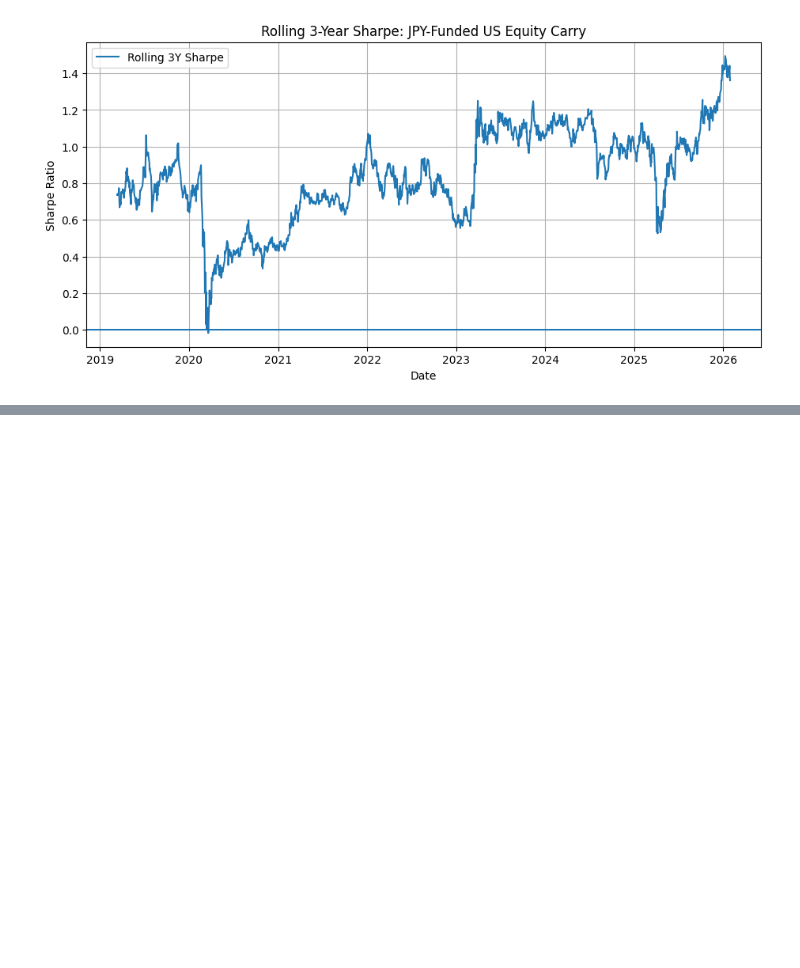
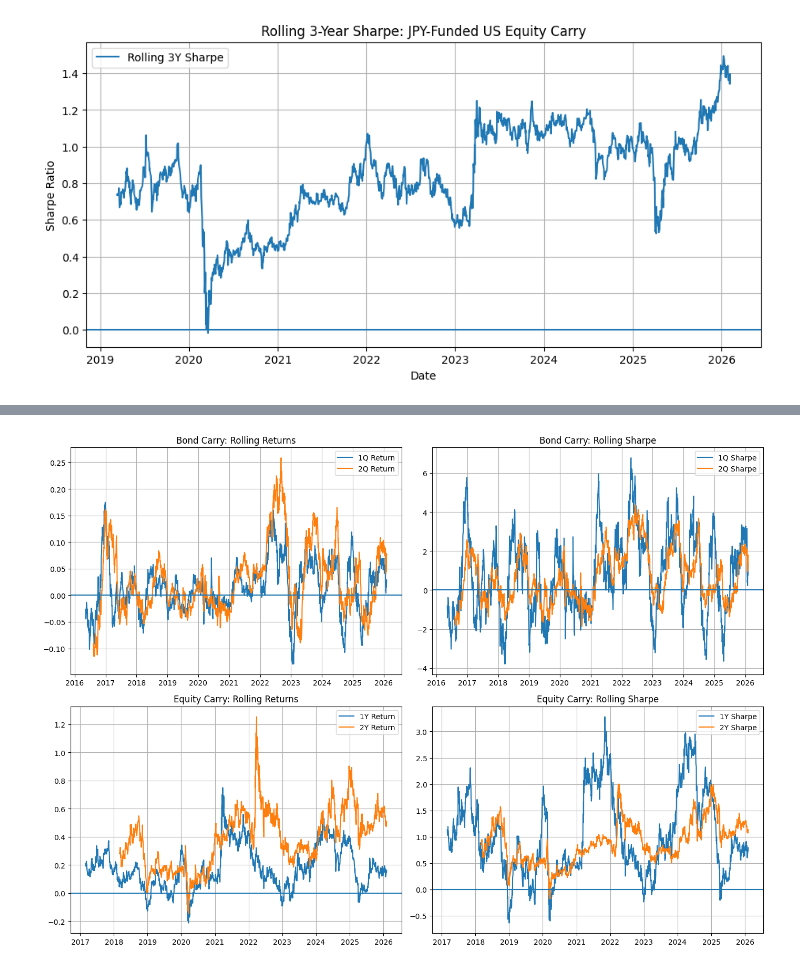
Before and after one commit to UncurledGuide/Carry_Trade_and_Forex_Exploration, a Jupyter notebook: JPYCarryTradeChart.ipynb, the cells around one changed output, grey strips where cells are left out. Cells and saved outputs as stored; diff of their text form; code cells hidden in the pictures; blank space fills up the shorter version.

Commit message:
Analyzed carry trade returns with bond carry and equity carry for chf w/ sharpe ratio

```diff
--- a/JPYCarryTradeChart.ipynb
+++ b/JPYCarryTradeChart.ipynb
@@ -486,0 +531,83 @@ summary_table
+# %%
+import numpy as np
+import pandas as pd
+import matplotlib.pyplot as plt
+
+# ---------------- Helpers ----------------
+
+def rolling_return(daily_returns, window):
+    return (1 + daily_returns).rolling(window).apply(np.prod, raw=True) - 1
+
+def rolling_sharpe(daily_returns, window):
+    return (
+        daily_returns
+        .rolling(window)
+        .apply(lambda x: (x.mean() / x.std()) * np.sqrt(252), raw=False)
+    )
+
+# ---------------- Windows ----------------
+
+W_1Q = 63
+W_2Q = 126
+
+W_1Y = 252
+W_2Y = 252 * 2
+
+# ---------------- Bond Carry ----------------
+
+bond_1q_ret = rolling_return(ret_bond, W_1Q)
+bond_2q_ret = rolling_return(ret_bond, W_2Q)
+
+bond_1q_sharpe = rolling_sharpe(ret_bond, W_1Q)
+bond_2q_sharpe = rolling_sharpe(ret_bond, W_2Q)
+
+# ---------------- Equity Carry ----------------
+
+equity_1y_ret = rolling_return(ret_equity, W_1Y)
+equity_2y_ret = rolling_return(ret_equity, W_2Y)
+
+equity_1y_sharpe = rolling_sharpe(ret_equity, W_1Y)
+equity_2y_sharpe = rolling_sharpe(ret_equity, W_2Y)
+
+# ============================================================
+# PLOTTING
+# ============================================================
+
+fig, axes = plt.subplots(2, 2, figsize=(14, 10))
+
+# ---------------- Bond Returns ----------------
+axes[0, 0].plot(bond_1q_ret.index, bond_1q_ret, label="1Q Return")
+axes[0, 0].plot(bond_2q_ret.index, bond_2q_ret, label="2Q Return")
+axes[0, 0].axhline(0)
+axes[0, 0].set_title("Bond Carry: Rolling Returns")
+axes[0, 0].legend()
+axes[0, 0].grid(True)
+
+# ---------------- Bond Sharpe ----------------
+axes[0, 1].plot(bond_1q_sharpe.index, bond_1q_sharpe, label="1Q Sharpe")
+axes[0, 1].plot(bond_2q_sharpe.index, bond_2q_sharpe, label="2Q Sharpe")
+axes[0, 1].axhline(0)
+axes[0, 1].set_title("Bond Carry: Rolling Sharpe")
+axes[0, 1].legend()
+axes[0, 1].grid(True)
+
+# ---------------- Equity Returns ----------------
+axes[1, 0].plot(equity_1y_ret.index, equity_1y_ret, label="1Y Return")
+axes[1, 0].plot(equity_2y_ret.index, equity_2y_ret, label="2Y Return")
+axes[1, 0].axhline(0)
+axes[1, 0].set_title("Equity Carry: Rolling Returns")
+axes[1, 0].legend()
+axes[1, 0].grid(True)
+
+# ---------------- Equity Sharpe ----------------
+axes[1, 1].plot(equity_1y_sharpe.index, equity_1y_sharpe, label="1Y Sharpe")
+axes[1, 1].plot(equity_2y_sharpe.index, equity_2y_sharpe, label="2Y Sharpe")
+axes[1, 1].axhline(0)
+axes[1, 1].set_title("Equity Carry: Rolling Sharpe")
+axes[1, 1].legend()
+axes[1, 1].grid(True)
+
+plt.tight_layout()
+plt.show()
+# %% [output]
+[figure, added]
```
Also changed, not shown: parts of 6 cells of this notebook.
